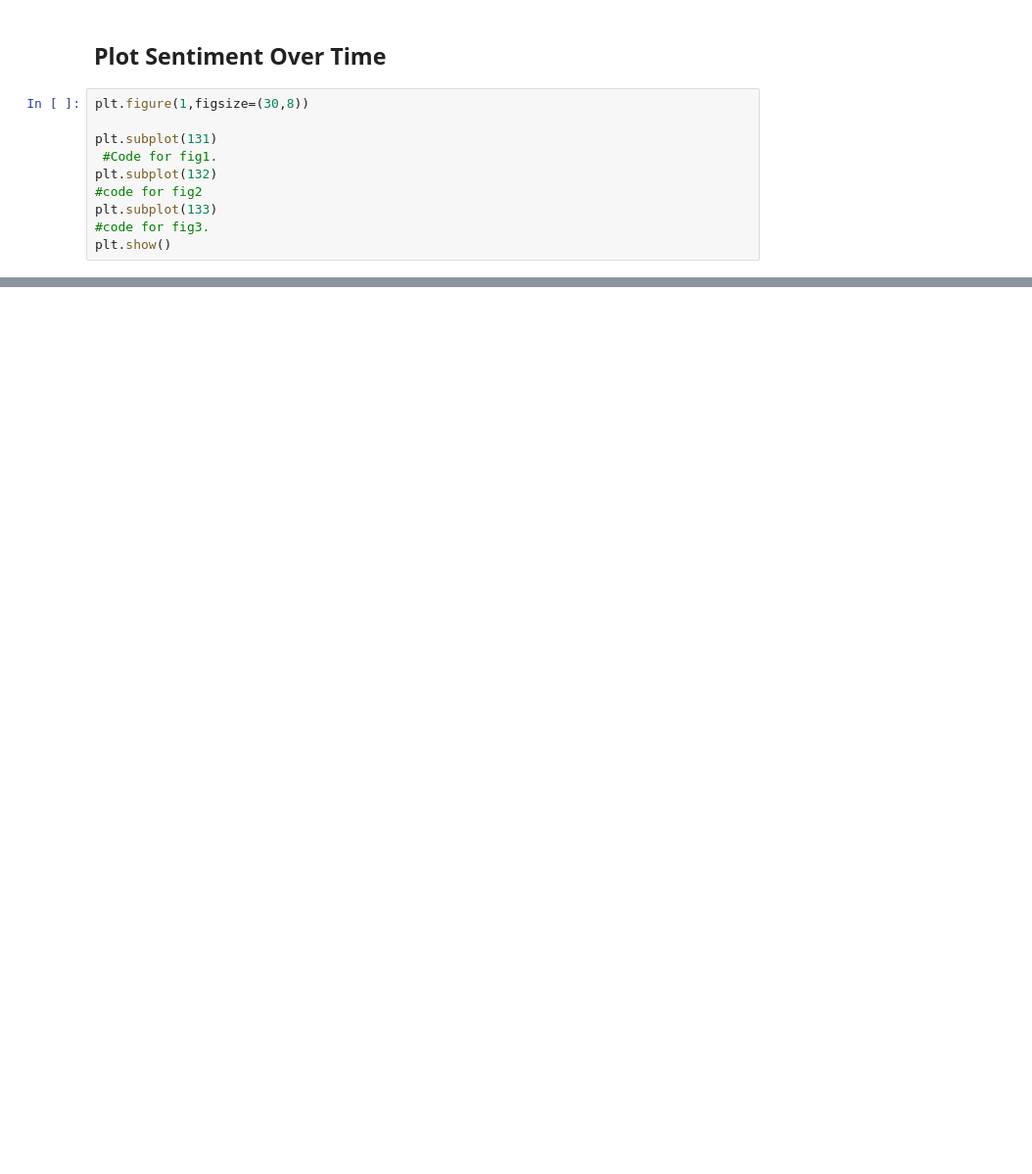
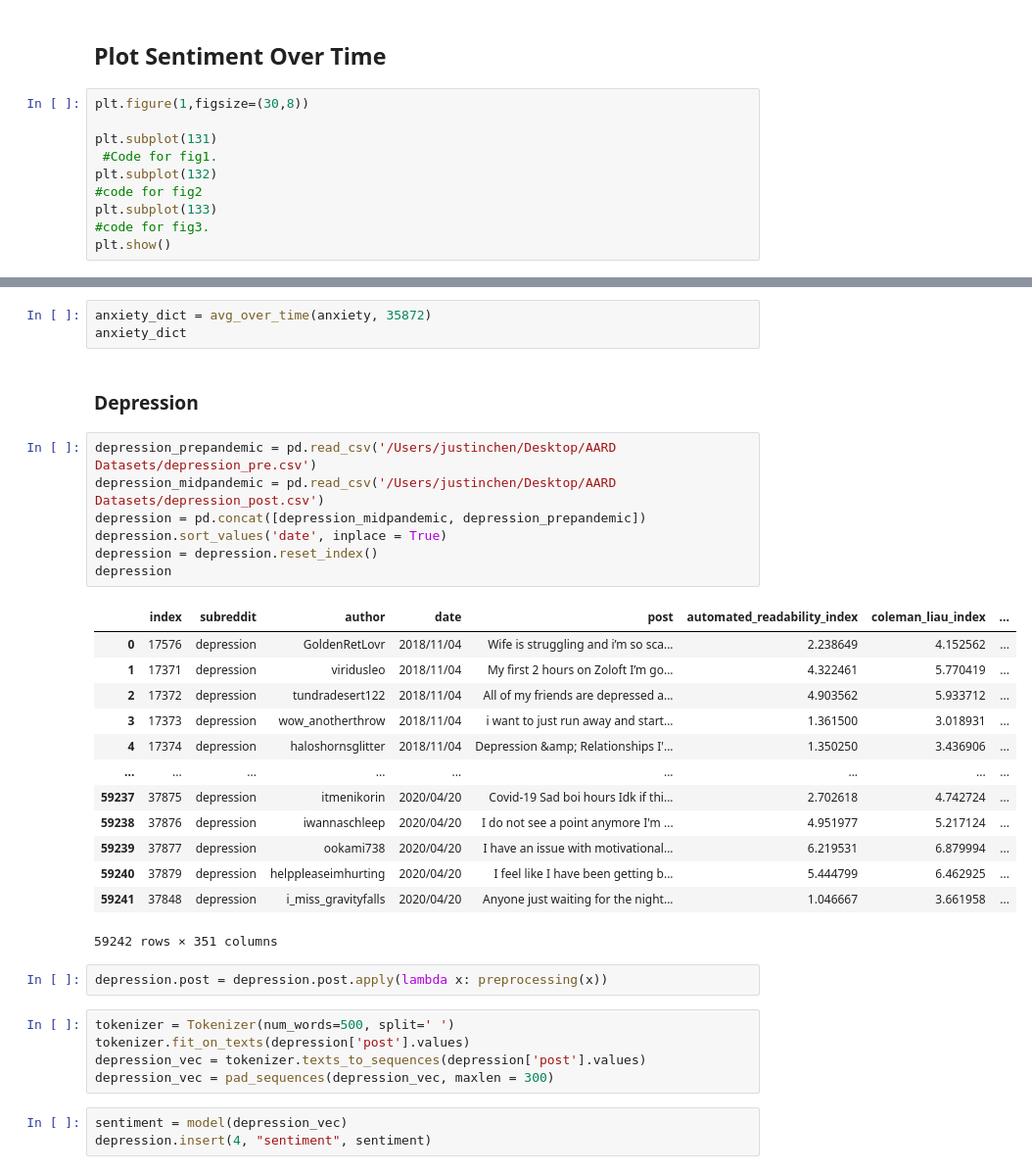
Before and after one commit to j-chen005/COVID19-Mental-Health-Analysis, a Jupyter notebook: Sentiment Over Time Model.ipynb, the cells around one changed output, grey strips where cells are left out. Shown at 98% size. Drawn from its saved outputs; the diff is of its cells as text; blank space fills up the shorter version.

```diff
--- a/Sentiment Over Time Model.ipynb
+++ b/Sentiment Over Time Model.ipynb
@@ -256,0 +317,36 @@ plot_sample = plot_sample.astype({"sentiment": str})
+# %%
+anxiety_dict = avg_over_time(anxiety, 35872)
+anxiety_dict
+# %% [markdown]
+### Depression
+# %%
+depression_prepandemic = pd.read_csv('/Users/justinchen/Desktop/AARD Datasets/depression_pre.csv')
+depression_midpandemic = pd.read_csv('/Users/justinchen/Desktop/AARD Datasets/depression_post.csv')
+depression = pd.concat([depression_midpandemic, depression_prepandemic])
+depression.sort_values('date', inplace = True)
+depression = depression.reset_index()
+depression
+# %% [output]
+|  | index | subreddit | author | date | post | automated_readability_index | coleman_liau_index | ... |
+| 0 | 17576 | depression | GoldenRetLovr | 2018/11/04 | Wife is struggling and i’m so sca... | 2.238649 | 4.152562 | ... |
+| 1 | 17371 | depression | viridusleo | 2018/11/04 | My first 2 hours on Zoloft I’m go... | 4.322461 | 5.770419 | ... |
+| 2 | 17372 | depression | tundradesert122 | 2018/11/04 | All of my friends are depressed a... | 4.903562 | 5.933712 | ... |
+| 3 | 17373 | depression | wow_anotherthrow | 2018/11/04 | i want to just run away and start... | 1.361500 | 3.018931 | ... |
+| 4 | 17374 | depression | haloshornsglitter | 2018/11/04 | Depression &amp; Relationships I'... | 1.350250 | 3.436906 | ... |
+| ... | ... | ... | ... | ... | ... | ... | ... | ... |
+| 59237 | 37875 | depression | itmenikorin | 2020/04/20 | Covid-19 Sad boi hours Idk if thi... | 2.702618 | 4.742724 | ... |
+| 59238 | 37876 | depression | iwannaschleep | 2020/04/20 | I do not see a point anymore I'm ... | 4.951977 | 5.217124 | ... |
+| 59239 | 37877 | depression | ookami738 | 2020/04/20 | I have an issue with motivational... | 6.219531 | 6.879994 | ... |
+| 59240 | 37879 | depression | helppleaseimhurting | 2020/04/20 | I feel like I have been getting b... | 5.444799 | 6.462925 | ... |
+| 59241 | 37848 | depression | i_miss_gravityfalls | 2020/04/20 | Anyone just waiting for the night... | 1.046667 | 3.661958 | ... |
+59242 rows × 351 columns
+# %%
+depression.post = depression.post.apply(lambda x: preprocessing(x))
+# %%
+tokenizer = Tokenizer(num_words=500, split=' ')
+tokenizer.fit_on_texts(depression['post'].values)
+depression_vec = tokenizer.texts_to_sequences(depression['post'].values)
+depression_vec = pad_sequences(depression_vec, maxlen = 300)
+# %%
+sentiment = model(depression_vec)
+depression.insert(4, "sentiment", sentiment)
```
Also changed, not shown: parts of 47 cells of this notebook.
